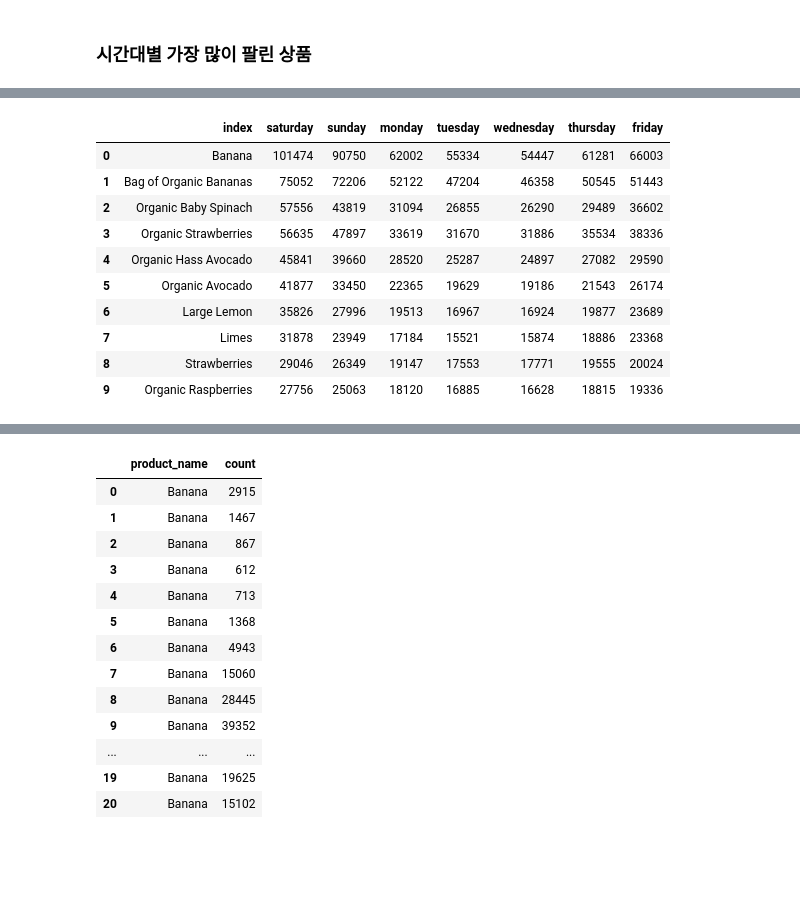
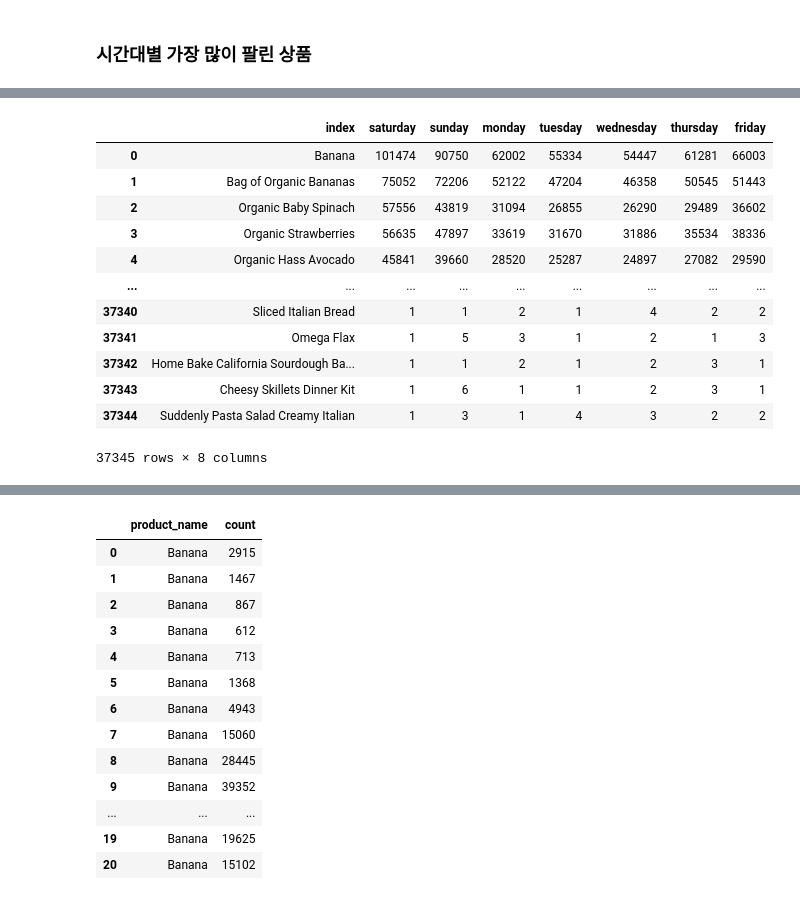
Before and after one commit to Chatti5115/aiffel_dataton, a Jupyter notebook: [D-01]Instacart.ipynb, the cells around one changed output, grey strips where cells are left out. Drawn from its saved outputs; the diff is of its cells as text; code cells hidden in the pictures; blank space fills up the shorter version.

```diff
--- a/[D-01]Instacart.ipynb
+++ b/[D-01]Instacart.ipynb
@@ -644,22 +384,0 @@ dow_10.plot.bar(stacked=True, figsize=(10,7))
-# %%
-temp_months = ['Banana', 'Bag of Organic Bananas', 'Organic Baby Spinach'. 'Organic Strawberries', 'Organic Hass Avocado', 'Organic Avocado', 'Large Lemon', 'Limes', 'Strawberries', 'Organic Raspberries']
-df = df[df['month'].isin(temp_months)]
-
-fig = plt.figure(figsize=(10, 6))
-fig.set_facecolor('white')
-sns.lineplot(data=df, x='product_name', y='passengers',
-             hue='month',
-             hue_order=temp_months) ## '월'을 나타내는 경우 특정 월만 표시해야 할때에는 반드시 hue_order를 지정해야한다.
-plt.show()
-# %% [output]
-|  | index | saturday | sunday | monday | tuesday | wednesday | thursday | friday |
-| 0 | Banana | 101474 | 90750 | 62002 | 55334 | 54447 | 61281 | 66003 |
-| 1 | Bag of Organic Bananas | 75052 | 72206 | 52122 | 47204 | 46358 | 50545 | 51443 |
-| 2 | Organic Baby Spinach | 57556 | 43819 | 31094 | 26855 | 26290 | 29489 | 36602 |
-| 3 | Organic Strawberries | 56635 | 47897 | 33619 | 31670 | 31886 | 35534 | 38336 |
-| 4 | Organic Hass Avocado | 45841 | 39660 | 28520 | 25287 | 24897 | 27082 | 29590 |
-| 5 | Organic Avocado | 41877 | 33450 | 22365 | 19629 | 19186 | 21543 | 26174 |
-| 6 | Large Lemon | 35826 | 27996 | 19513 | 16967 | 16924 | 19877 | 23689 |
-| 7 | Limes | 31878 | 23949 | 17184 | 15521 | 15874 | 18886 | 23368 |
-| 8 | Strawberries | 29046 | 26349 | 19147 | 17553 | 17771 | 19555 | 20024 |
-| 9 | Organic Raspberries | 27756 | 25063 | 18120 | 16885 | 16628 | 18815 | 19336 |
@@ -673,0 +387,23 @@ sns.barplot()
+# %%
+dow_7 = dow_7.merge(dow_1.reset_index(), how='inner', on='index')
+dow_7 = dow_7.merge(dow_2.reset_index(), how='inner', on='index')
+dow_7 = dow_7.merge(dow_3.reset_index(), how='inner', on='index')
+dow_7 = dow_7.merge(dow_4.reset_index(), how='inner', on='index')
+dow_7 = dow_7.merge(dow_5.reset_index(), how='inner', on='index')
+dow_7 = dow_7.merge(dow_6.reset_index(), how='inner', on='index')
+# %%
+dow_7
+# %% [output]
+|  | index | saturday | sunday | monday | tuesday | wednesday | thursday | friday |
+| 0 | Banana | 101474 | 90750 | 62002 | 55334 | 54447 | 61281 | 66003 |
+| 1 | Bag of Organic Bananas | 75052 | 72206 | 52122 | 47204 | 46358 | 50545 | 51443 |
+| 2 | Organic Baby Spinach | 57556 | 43819 | 31094 | 26855 | 26290 | 29489 | 36602 |
+| 3 | Organic Strawberries | 56635 | 47897 | 33619 | 31670 | 31886 | 35534 | 38336 |
+| 4 | Organic Hass Avocado | 45841 | 39660 | 28520 | 25287 | 24897 | 27082 | 29590 |
+| ... | ... | ... | ... | ... | ... | ... | ... | ... |
+| 37340 | Sliced Italian Bread | 1 | 1 | 2 | 1 | 4 | 2 | 2 |
+| 37341 | Omega Flax | 1 | 5 | 3 | 1 | 2 | 1 | 3 |
+| 37342 | Home Bake California Sourdough Ba... | 1 | 1 | 2 | 1 | 2 | 3 | 1 |
+| 37343 | Cheesy Skillets Dinner Kit | 1 | 6 | 1 | 1 | 2 | 3 | 1 |
+| 37344 | Suddenly Pasta Salad Creamy Italian | 1 | 3 | 1 | 4 | 3 | 2 | 2 |
+37345 rows × 8 columns
```
Also changed, not shown: parts of 58 cells of this notebook.
